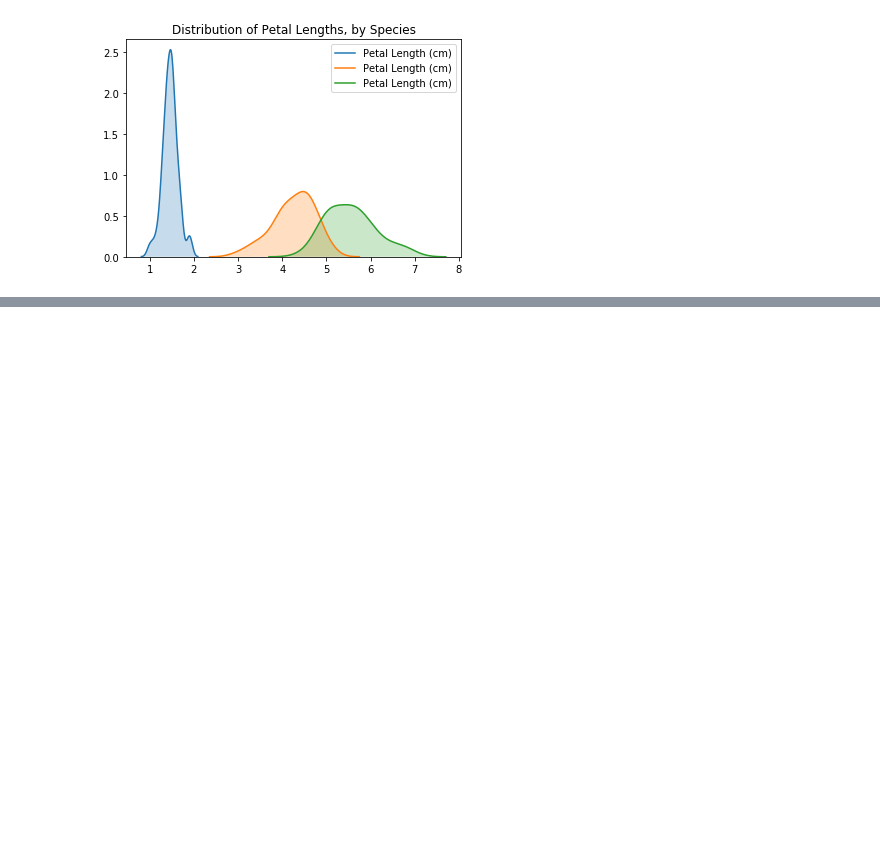
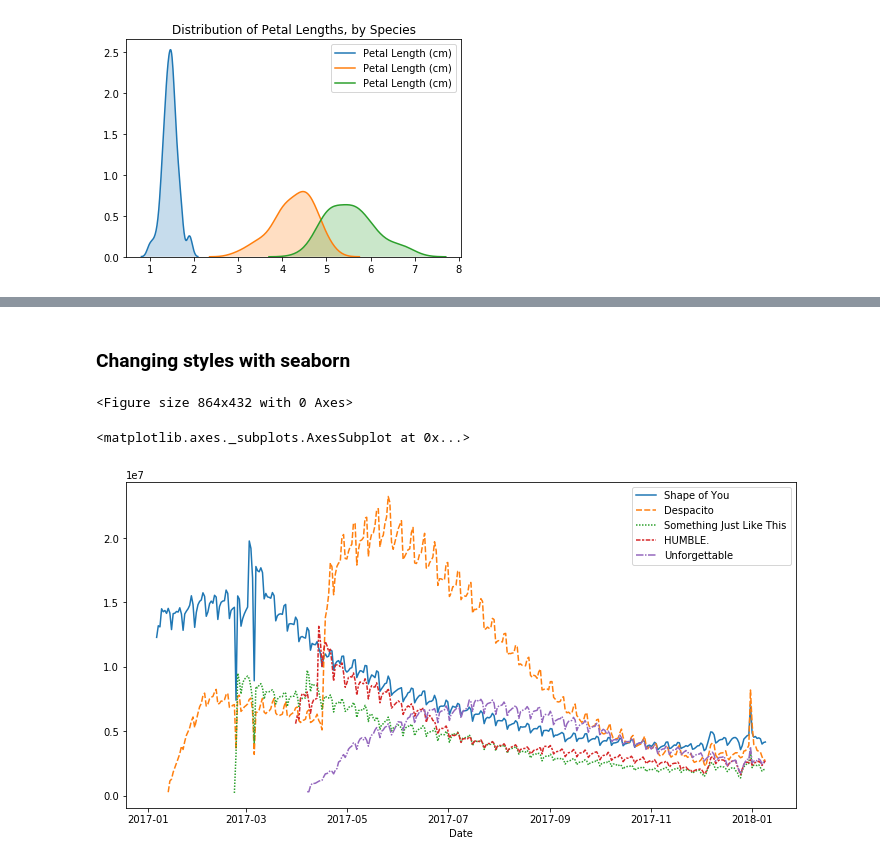
Before and after one commit to Shahid1993/python-learning-notebooks, a Jupyter notebook: Data_Visualization.ipynb, the cells around one changed output, grey strips where cells are left out. Saved outputs shown, nothing was run; the diff lists cells and outputs as text; code cells hidden in the pictures; blank space fills up the shorter version.

Commit message:
Choosing Plot Types and Custom Styles

```diff
--- a/Data_Visualization.ipynb
+++ b/Data_Visualization.ipynb
@@ -349,0 +374,12 @@ Text(0.5, 1.0, 'Distribution of Petal Lengths, by Species')
+# %% [markdown]
+### Changing styles with seaborn
+# %%
+spotify_filepath = "./data/spotify.csv"
+spotify_data = pd.read_csv(spotify_filepath, index_col="Date", parse_dates=True)
+
+plt.figure(figsize=(12,6))
+sns.lineplot(data=spotify_data)
+# %% [output]
+<Figure size 864x432 with 0 Axes>
+<matplotlib.axes._subplots.AxesSubplot at 0x...>
+[figure, added]
```
Also changed, not shown: parts of 5 cells of this notebook.
